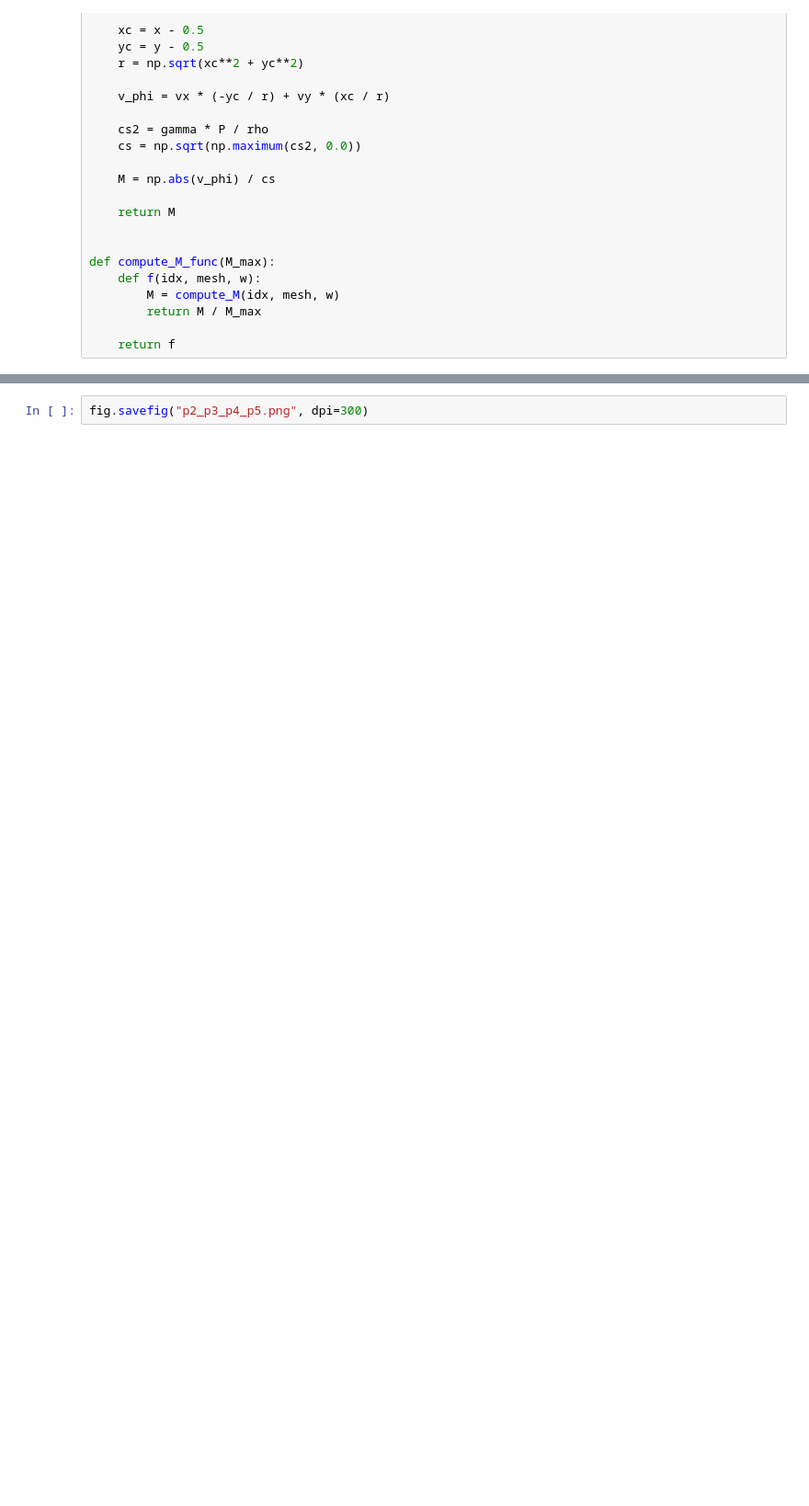
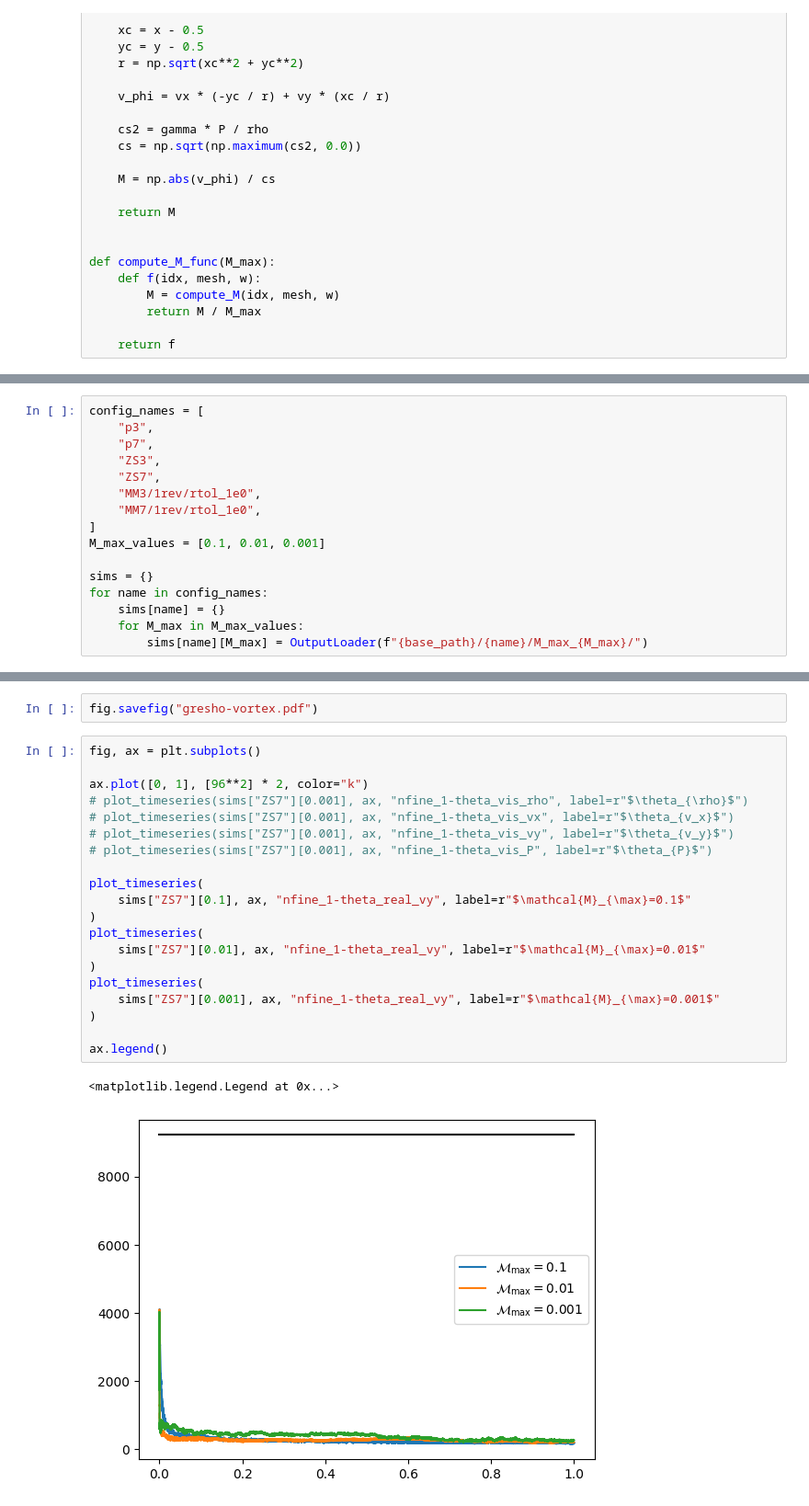
Before and after one commit to jpalafou/superfv, a Jupyter notebook: benchmarks/gresho-vortex/Notebook.ipynb, the cells around one changed output, grey strips where cells are left out. Shown at 92% size. Cells and saved outputs as stored; diff of their text form; blank space fills up the shorter version.

```diff
--- a/benchmarks/gresho-vortex/Notebook.ipynb
+++ b/benchmarks/gresho-vortex/Notebook.ipynb
@@ -67,0 +68,16 @@ Successfully read simulation output from "/scratch/gpfs/TEYSSIER/jp7427/out/gres
+# %%
+config_names = [
+    "p3",
+    "p7",
+    "ZS3",
+    "ZS7",
+    "MM3/1rev/rtol_1e0",
+    "MM7/1rev/rtol_1e0",
+]
+M_max_values = [0.1, 0.01, 0.001]
+
+sims = {}
+for name in config_names:
+    sims[name] = {}
+    for M_max in M_max_values:
+        sims[name][M_max] = OutputLoader(f"{base_path}/{name}/M_max_{M_max}/")
@@ -185,2 +176,25 @@ Successfully read simulation output from "/scratch/gpfs/jp7427/out/gresho-vortex
-# %%
-fig.savefig("p2_p3_p4_p5.png", dpi=300)
+# %%
+fig.savefig("gresho-vortex.pdf")
+# %%
+fig, ax = plt.subplots()
+
+ax.plot([0, 1], [96**2] * 2, color="k")
+# plot_timeseries(sims["ZS7"][0.001], ax, "nfine_1-theta_vis_rho", label=r"$\theta_{\rho}$")
+# plot_timeseries(sims["ZS7"][0.001], ax, "nfine_1-theta_vis_vx", label=r"$\theta_{v_x}$")
+# plot_timeseries(sims["ZS7"][0.001], ax, "nfine_1-theta_vis_vy", label=r"$\theta_{v_y}$")
+# plot_timeseries(sims["ZS7"][0.001], ax, "nfine_1-theta_vis_P", label=r"$\theta_{P}$")
+
+plot_timeseries(
+    sims["ZS7"][0.1], ax, "nfine_1-theta_real_vy", label=r"$\mathcal{M}_{\max}=0.1$"
+)
+plot_timeseries(
+    sims["ZS7"][0.01], ax, "nfine_1-theta_real_vy", label=r"$\mathcal{M}_{\max}=0.01$"
+)
+plot_timeseries(
+    sims["ZS7"][0.001], ax, "nfine_1-theta_real_vy", label=r"$\mathcal{M}_{\max}=0.001$"
+)
+
+ax.legend()
+# %% [output]
+<matplotlib.legend.Legend at 0x...>
+[figure, added]
```
Also changed, not shown: parts of 5 cells of this notebook, 22 other files.
